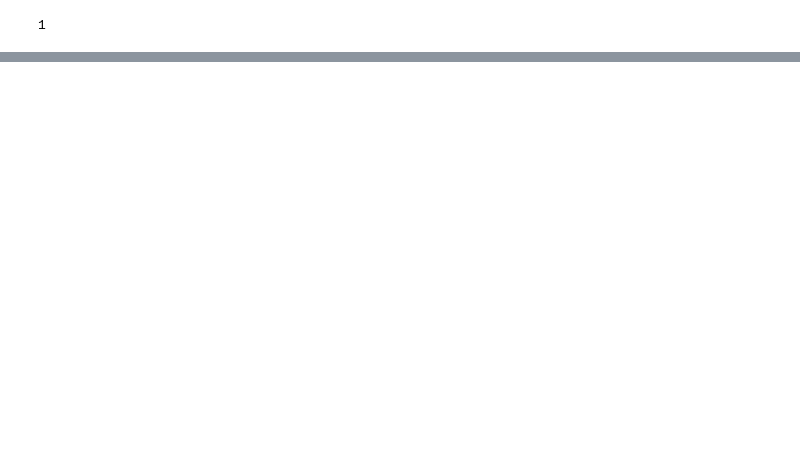
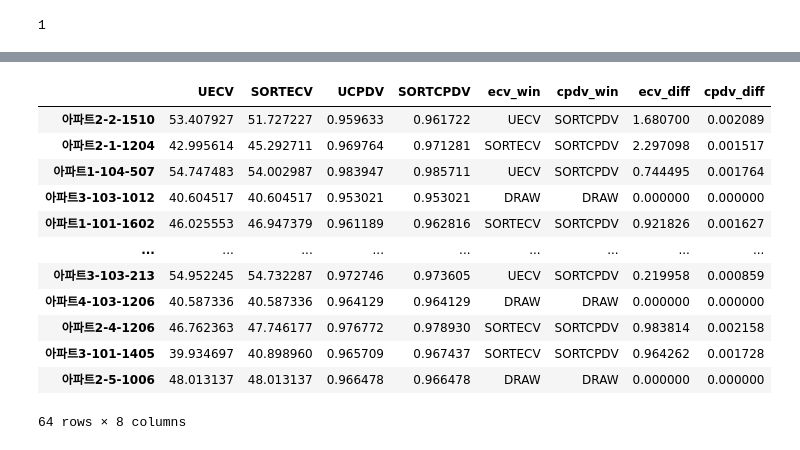
Before and after one commit to formegusto/pattern-recognition, a Jupyter notebook: 27. Total Test.ipynb, the cells around one changed output, grey strips where cells are left out. Saved outputs shown, nothing was run; the diff lists cells and outputs as text; code cells hidden in the pictures; blank space fills up the shorter version.

```diff
--- a/27. Total Test.ipynb
+++ b/27. Total Test.ipynb
@@ -10,6 +10,7 @@ len(uid_check)
 # %% [output]
 1
 # %%
+import pandas as pd
 from modules.UCKMeans import UCKMeans as UC
 from modules.UCOSKMeans import UCOSKMeans as UCOS
 from modules.SortMeans import SortMeans as SM
@@ -31,7 +32,7 @@ client = mc(mongo_uri)
 keti_pr_db = client.keti_pattern_recognition
 household_col = keti_pr_db.household_info
 
-for seq in range(0, 100):
+for seq in range(0, 64):
     total = household_col.find({"uid": { "$nin" : uid_check }}).count()
     while True:
         db_datas = list(household_col.\
@@ -390,19 +391,37 @@ The autoreload extension is already loaded. To reload it, use:
 # %%
 total_ecv["ecv_win"] = \
-    ["UECV" if total_ecv.loc[idx]['UECV'] > total_ecv.loc[idx]['SORTECV'] else "SORTECV" for idx in total_ecv.index]
+    ["UECV" if total_ecv.loc[idx]['UECV'] > total_ecv.loc[idx]['SORTECV'] else
+        "DRAW" if total_ecv.loc[idx]['UECV'] == total_ecv.loc[idx]['SORTECV'] else
+         "SORTECV" for idx in total_ecv.index]
 total_ecv["cpdv_win"] = \
-    ["UCPDV" if total_ecv.loc[idx]['UCPDV'] > total_ecv.loc[idx]['SORTCPDV'] else "SORTCPDV" for idx in total_ecv.index]
+    ["UCPDV" if total_ecv.loc[idx]['UCPDV'] > total_ecv.loc[idx]['SORTCPDV'] else
+     "DRAW" if total_ecv.loc[idx]['UCPDV'] == total_ecv.loc[idx]['SORTCPDV'] else
+     "SORTCPDV" for idx in total_ecv.index]
 
 total_ecv["ecv_diff"] = \
     [(total_ecv.loc[idx]['UECV'] - total_ecv.loc[idx]['SORTECV'])
-         if total_ecv.loc[idx]['UECV'] > total_ecv.loc[idx]['SORTECV'] else
+         if total_ecv.loc[idx]['UECV'] >= total_ecv.loc[idx]['SORTECV'] else
              (total_ecv.loc[idx]['SORTECV'] - total_ecv.loc[idx]['UECV']) for idx in total_ecv.index]
 total_ecv["cpdv_diff"] = \
     [(total_ecv.loc[idx]['UCPDV'] - total_ecv.loc[idx]['SORTCPDV'])
-         if total_ecv.loc[idx]['UCPDV'] > total_ecv.loc[idx]['SORTCPDV'] else
+         if total_ecv.loc[idx]['UCPDV'] >= total_ecv.loc[idx]['SORTCPDV'] else
              (total_ecv.loc[idx]['SORTCPDV'] - total_ecv.loc[idx]['UCPDV']) for idx in total_ecv.index]
 
 total_ecv
+# %% [output]
+|  | UECV | SORTECV | UCPDV | SORTCPDV | ecv_win | cpdv_win | ecv_diff | cpdv_diff |
+| 아파트2-2-1510 | 53.407927 | 51.727227 | 0.959633 | 0.961722 | UECV | SORTCPDV | 1.680700 | 0.002089 |
+| 아파트2-1-1204 | 42.995614 | 45.292711 | 0.969764 | 0.971281 | SORTECV | SORTCPDV | 2.297098 | 0.001517 |
+| 아파트1-104-507 | 54.747483 | 54.002987 | 0.983947 | 0.985711 | UECV | SORTCPDV | 0.744495 | 0.001764 |
+| 아파트3-103-1012 | 40.604517 | 40.604517 | 0.953021 | 0.953021 | DRAW | DRAW | 0.000000 | 0.000000 |
+| 아파트1-101-1602 | 46.025553 | 46.947379 | 0.961189 | 0.962816 | SORTECV | SORTCPDV | 0.921826 | 0.001627 |
+| ... | ... | ... | ... | ... | ... | ... | ... | ... |
+| 아파트3-103-213 | 54.952245 | 54.732287 | 0.972746 | 0.973605 | UECV | SORTCPDV | 0.219958 | 0.000859 |
+| 아파트4-103-1206 | 40.587336 | 40.587336 | 0.964129 | 0.964129 | DRAW | DRAW | 0.000000 | 0.000000 |
+| 아파트2-4-1206 | 46.762363 | 47.746177 | 0.976772 | 0.978930 | SORTECV | SORTCPDV | 0.983814 | 0.002158 |
+| 아파트3-101-1405 | 39.934697 | 40.898960 | 0.965709 | 0.967437 | SORTECV | SORTCPDV | 0.964262 | 0.001728 |
+| 아파트2-5-1006 | 48.013137 | 48.013137 | 0.966478 | 0.966478 | DRAW | DRAW | 0.000000 | 0.000000 |
+64 rows × 8 columns
 # %%
 print("""---Uclidean Based Diff Max---
     ECV Win Count : {}
```
Also changed, not shown: parts of 4 cells of this notebook, 3 other files.
